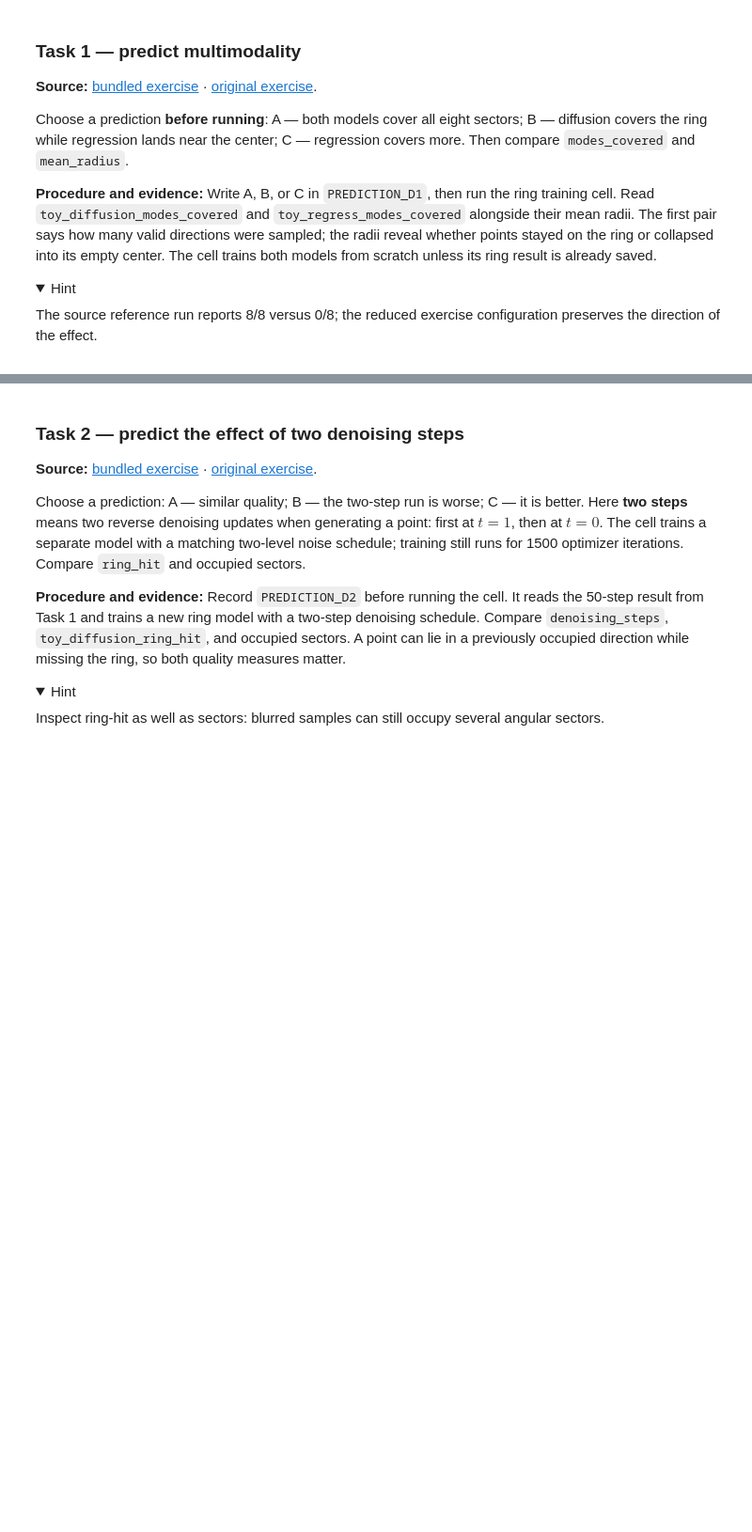
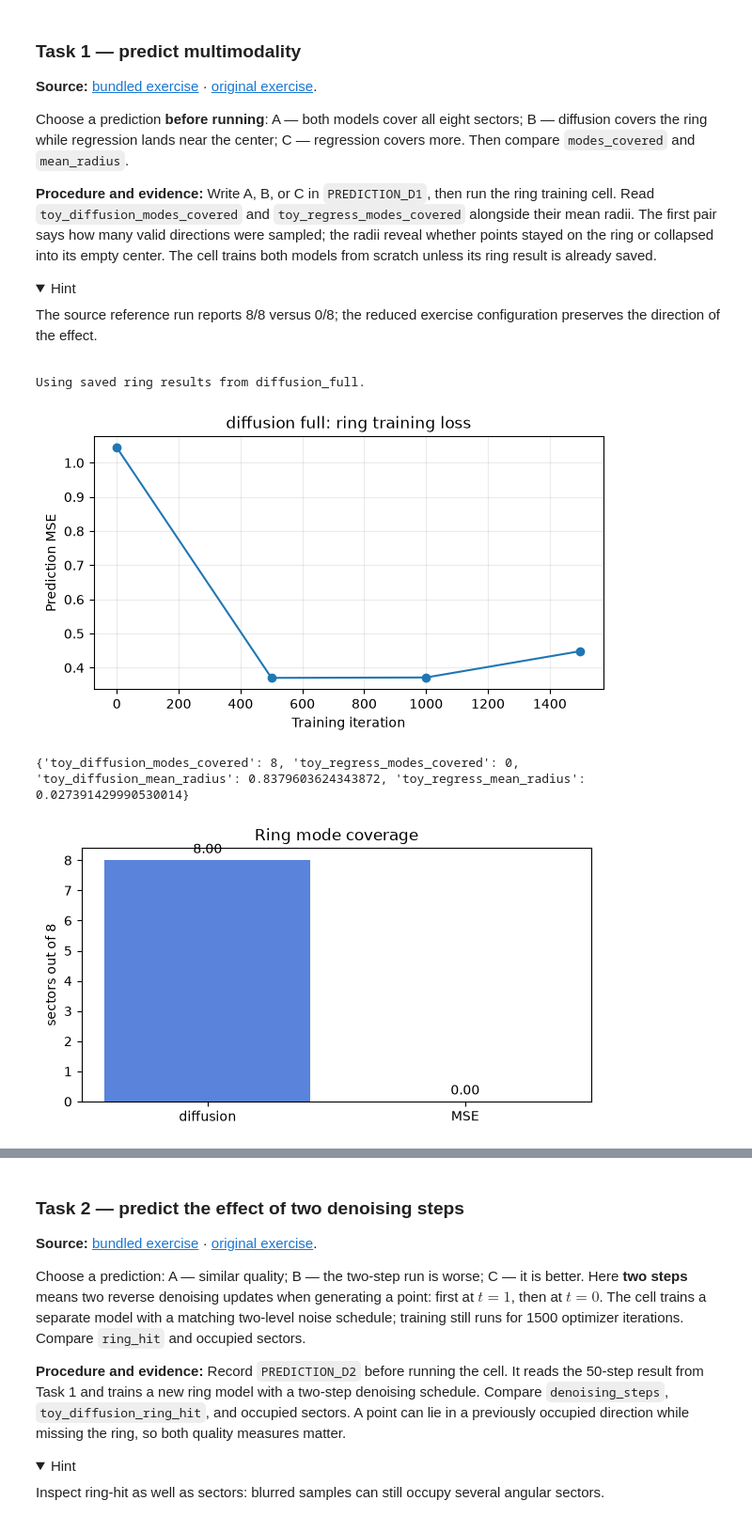
Before and after one commit to IgorRazumvskii/multimodal-vla-course, a Jupyter notebook: 03-diffusion-policy-flow-matching/seminar_03_diffusion_flow_student.ipynb, the cells around one changed output, grey strips where cells are left out. Shown at 94% size. Drawn from its saved outputs; the diff is of its cells as text; code cells hidden in the pictures; folded sections open; blank space fills up the shorter version.

```diff
--- a/03-diffusion-policy-flow-matching/seminar_03_diffusion_flow_student.ipynb
+++ b/03-diffusion-policy-flow-matching/seminar_03_diffusion_flow_student.ipynb
@@ -283,7 +289,7 @@ The source reference run reports 8/8 versus 0/8; the reduced exercise configurat
 
 </details>
 # %%
-PREDICTION_D1 = None  # TODO: 'A', 'B', or 'C'
+PREDICTION_D1 = "C"  # TODO: 'A', 'B', or 'C'
 assert PREDICTION_D1 in ('A','B','C'), 'Record your prediction first'
 folder = OUT / 'diffusion_full'
 metric_path = folder / 'metrics.json'
@@ -309,33 +315,38 @@ else:
         if iteration % 500 == 0 or iteration == TOY_ITERS - 1:
             checkpoints.append({'iteration': iteration, 'loss': float(loss.item())})
             print(f'iteration {iteration:4d} diffusion_mse {loss.item():.5f}', flush=True)
     samples = sample_diffusion(model, TOY_POINTS, schedule, gen)
     radius, hit, modes = ring_stats(samples)
     d_full = {'denoising_steps': 50, 'toy_diffusion_mean_radius': radius,
               'toy_diffusion_ring_hit': hit, 'toy_diffusion_modes_covered': modes,
               'toy_final_loss': float(loss.item())}
 
     # A one-shot MSE regressor provides the same comparison as the source chapter.
     regressor = nn.Sequential(nn.Linear(2, MODEL_DIM), nn.SiLU(),
                               nn.Linear(MODEL_DIM, 2)).to(DEVICE)
     reg_optimizer = torch.optim.Adam(regressor.parameters(), lr=1e-3)
     for iteration in range(TOY_ITERS):
         batch = torch.randint(TOY_POINTS, (256,), generator=gen)
         reg_loss = F.mse_loss(regressor(noise((256, 2), gen)), training_ring[batch])
         reg_optimizer.zero_grad()
         reg_loss.backward()
         reg_optimizer.step()
     with torch.no_grad():
         reg_samples = regressor(noise((TOY_POINTS, 2), gen))
     reg_radius, reg_hit, reg_modes = ring_stats(reg_samples)
     d_full.update(toy_regress_mean_radius=reg_radius,
                   toy_regress_ring_hit=reg_hit,
                   toy_regress_modes_covered=reg_modes)
     (folder / 'training_history.json').write_text(json.dumps({'checkpoints': checkpoints}, indent=2) + '\n')
     metric_path.write_text(json.dumps(d_full, indent=2) + '\n')
 plot_training_history(folder)
 print({k: d_full[k] for k in ['toy_diffusion_modes_covered','toy_regress_modes_covered','toy_diffusion_mean_radius','toy_regress_mean_radius']})
 metric_bars(['diffusion','MSE'], [d_full['toy_diffusion_modes_covered'], d_full['toy_regress_modes_covered']], 'Ring mode coverage', 'sectors out of 8')
+# %% [output]
+Using saved ring results from diffusion_full.
+[figure, added]
+{'toy_diffusion_modes_covered': 8, 'toy_regress_modes_covered': 0, 'toy_diffusion_mean_radius': 0.8379603624343872, 'toy_regress_mean_radius': 0.027391429990530014}
+[figure, added]
 # %% [markdown]
 **Interpretation:** Why does the regressor land where there are no training points?
 
```
Also changed, not shown: parts of 21 cells of this notebook, 1 other file.
